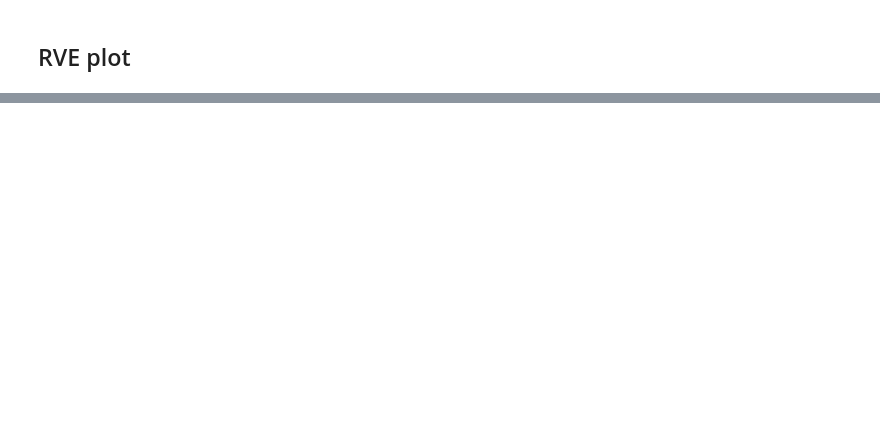
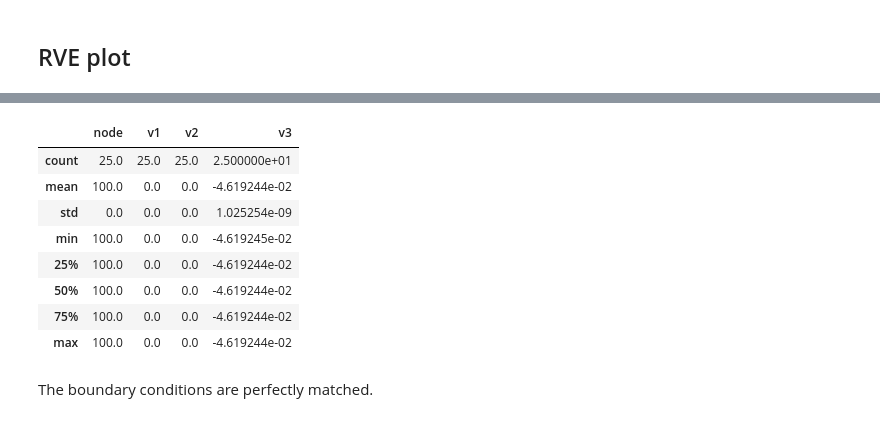
Before and after one commit to lcharleux/compmod2, a Jupyter notebook: doc/notebooks/RVE/RVETest.ipynb, the cells around one changed output, grey strips where cells are left out. Cells and saved outputs as stored; diff of their text form; code cells hidden in the pictures; blank space fills up the shorter version.

```diff
--- a/doc/notebooks/RVE/RVETest.ipynb
+++ b/doc/notebooks/RVE/RVETest.ipynb
@@ -188,0 +229,14 @@ plt.show()
+# %%
+check_direction("z").describe()
+# %% [output]
+|  | node | v1 | v2 | v3 |
+| count | 25.0 | 25.0 | 25.0 | 2.500000e+01 |
+| mean | 100.0 | 0.0 | 0.0 | -4.619244e-02 |
+| std | 0.0 | 0.0 | 0.0 | 1.025254e-09 |
+| min | 100.0 | 0.0 | 0.0 | -4.619245e-02 |
+| 25% | 100.0 | 0.0 | 0.0 | -4.619244e-02 |
+| 50% | 100.0 | 0.0 | 0.0 | -4.619244e-02 |
+| 75% | 100.0 | 0.0 | 0.0 | -4.619244e-02 |
+| max | 100.0 | 0.0 | 0.0 | -4.619244e-02 |
+# %% [markdown]
+The boundary conditions are perfectly matched.
```
Also changed, not shown: parts of 6 cells of this notebook, 22 other files.
